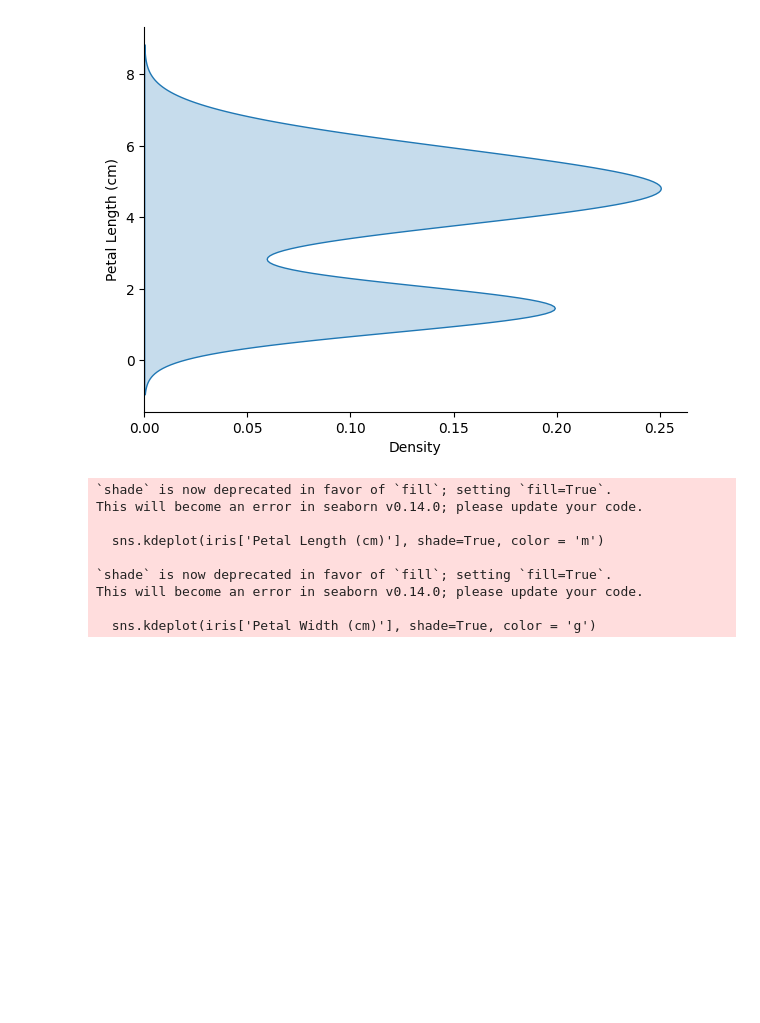
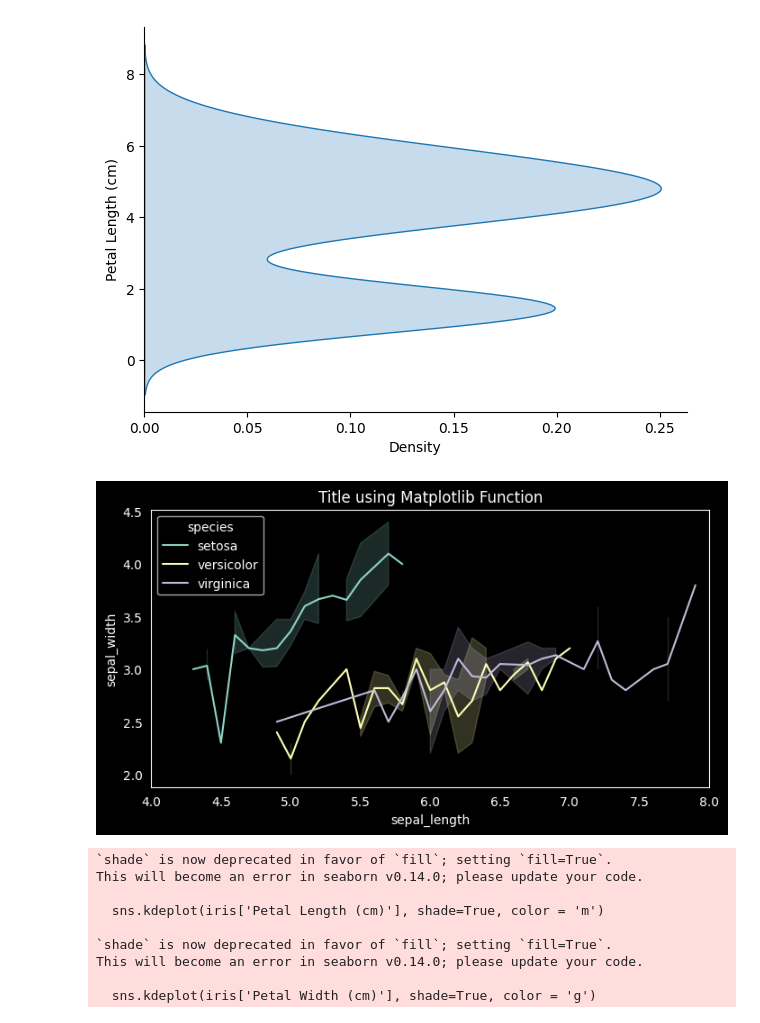
Before and after one commit to Vitalyastiy/cheat-python, a Jupyter notebook: viz/Seaborn_шпаргалка по графикам.ipynb, the cells around one changed output. Saved outputs shown, nothing was run; the diff lists cells and outputs as text; code cells hidden in the pictures; blank space fills up the shorter version.

```diff
--- a/viz/Seaborn_шпаргалка по графикам.ipynb
+++ b/viz/Seaborn_шпаргалка по графикам.ipynb
@@ -111,6 +111,16 @@ This will become an error in seaborn v0.14.0; please update your code.
   sns.kdeplot(iris['Petal Length (cm)'], shade = True , vertical=True)
 <Axes: xlabel='Density', ylabel='Petal Length (cm)'>
 [figure]
+# %%
+data = sns.load_dataset("iris")
+plt.figure(figsize = (8, 4))
+plt.title("Title using Matplotlib Function")
+plt.xlim(4,8)
+sns.lineplot(x='sepal_length' , y = 'sepal_width', data = data, hue = 'species' )
+
+plt.show()
+# %% [output]
+[figure, added]
 # %%
 # совмещение KDE на одно графике
 f, ax = plt.subplots(figsize=(7, 5)) # , nrows= 1 , ncols= 3
```
